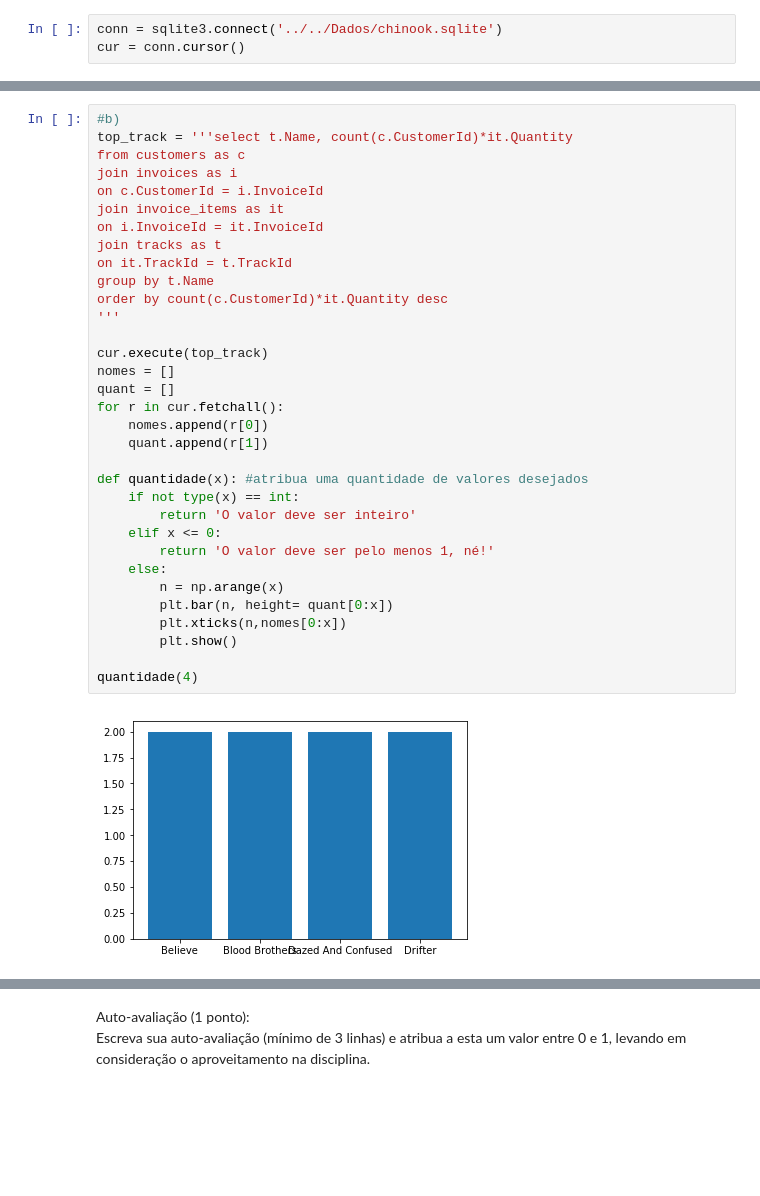
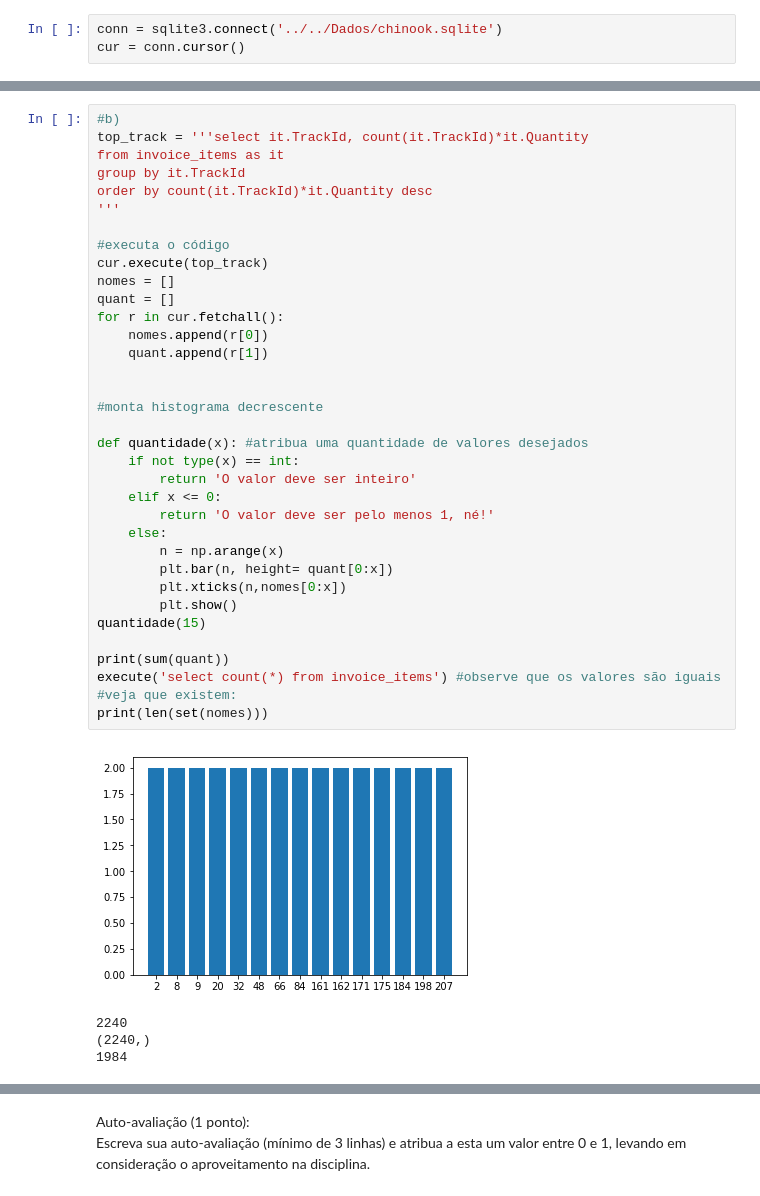
Before and after one commit to lucasmoschen/FGV_Programming_Languages-1, a Jupyter notebook: Python/Exercicios/Avaliacoes/Prova_A2_2018-Lucas.ipynb, the cells around one changed output, grey strips where cells are left out. Saved outputs shown, nothing was run; the diff lists cells and outputs as text; blank space fills up the shorter version.

```diff
--- a/Python/Exercicios/Avaliacoes/Prova_A2_2018-Lucas.ipynb
+++ b/Python/Exercicios/Avaliacoes/Prova_A2_2018-Lucas.ipynb
@@ -376,38 +395,43 @@ execute(inicial)
 # %%
 #b)
-top_track = '''select t.Name, count(c.CustomerId)*it.Quantity
-from customers as c
-join invoices as i
-on c.CustomerId = i.InvoiceId
-join invoice_items as it
-on i.InvoiceId = it.InvoiceId
-join tracks as t
-on it.TrackId = t.TrackId
-group by t.Name
-order by count(c.CustomerId)*it.Quantity desc
+top_track = '''select it.TrackId, count(it.TrackId)*it.Quantity
+from invoice_items as it
+group by it.TrackId
+order by count(it.TrackId)*it.Quantity desc
 '''
 
+#executa o código
 cur.execute(top_track)
 nomes = []
 quant = []
 for r in cur.fetchall():
     nomes.append(r[0])
     quant.append(r[1])
+
+
+#monta histograma decrescente
 
 def quantidade(x): #atribua uma quantidade de valores desejados
     if not type(x) == int:
         return 'O valor deve ser inteiro'
     elif x <= 0:
         return 'O valor deve ser pelo menos 1, né!'
     else:
         n = np.arange(x)
         plt.bar(n, height= quant[0:x])
         plt.xticks(n,nomes[0:x])
         plt.show()
+quantidade(15)
 
-quantidade(4)
+print(sum(quant))
+execute('select count(*) from invoice_items') #observe que os valores são iguais
+#veja que existem:
+print(len(set(nomes)))
 # %% [output]
-[figure, old version]
+[figure, new version]
+2240
+(2240,)
+1984
 # %%
 #c)
 artista = '''select a.Name, b.Title from artists as a
```
Also changed, not shown: parts of 23 cells of this notebook, 2 other files.
